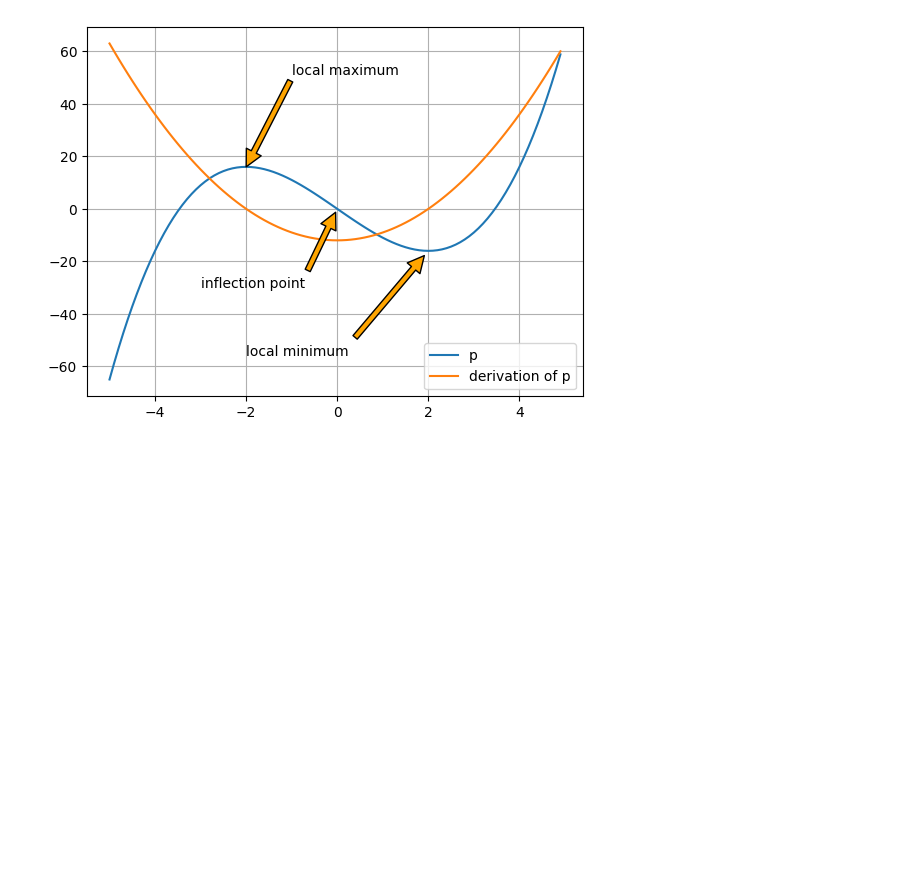
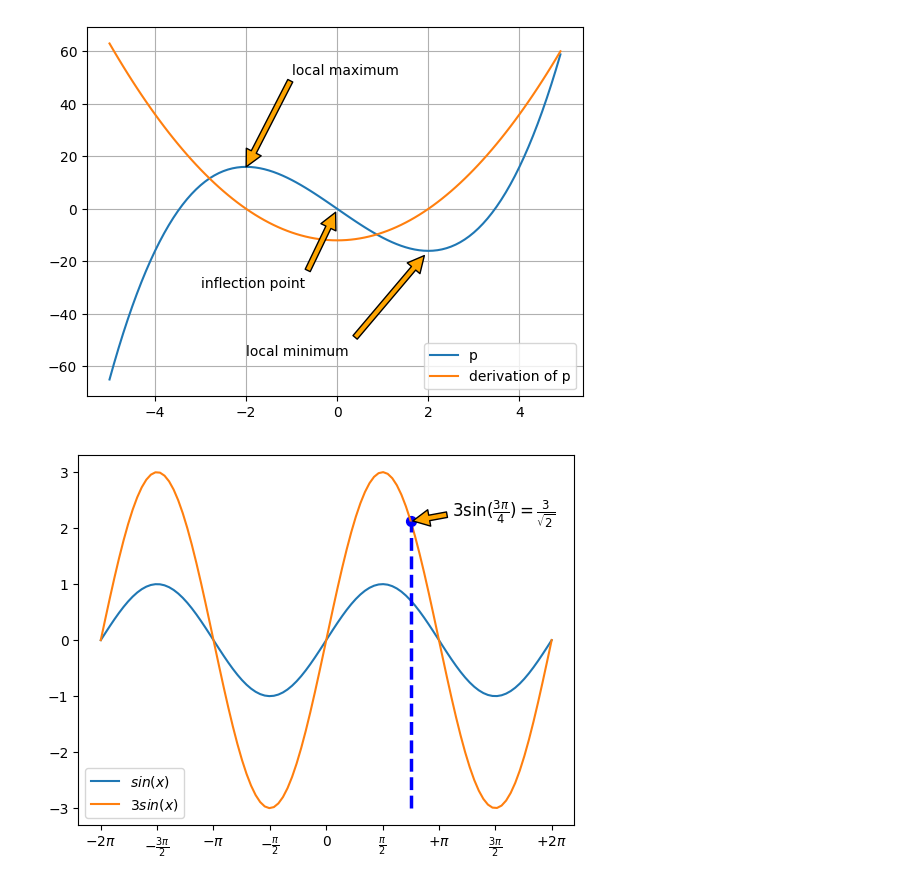
Before and after one commit to VadivelR/mycode, a Jupyter notebook: graphing/annotating-graphs/matplotlib.ipynb, the cells around one changed output. Drawn from its saved outputs; the diff is of its cells as text; code cells hidden in the pictures; blank space fills up the shorter version.

Commit message:
Subplots

```diff
--- a/graphing/annotating-graphs/matplotlib.ipynb
+++ b/graphing/annotating-graphs/matplotlib.ipynb
@@ -122,3 +122,40 @@ ax.legend(loc='best')
 plt.show()
 # %% [output]
 [figure]
+# %%
+import matplotlib.ticker as ticker
+
+X = np.linspace(-2 * np.pi, 2 * np.pi, 100)
+F1 = np.sin(X)  # Trigonometric sine
+F2 = 3 * np.sin(X)
+fig, ax = plt.subplots()
+
+positions = [np.pi / 2 * x for x in range(-4, 5)]
+labels = [r'$-2\pi$', r'$-\frac{3\pi}{2}$', r'$-\pi$',
+                    r'$-\frac{\pi}{2}$', 0, r'$\frac{\pi}{2}$',
+                    r'$+\pi$', r'$\frac{3\pi}{2}$', r'$+2\pi$']
+ax.xaxis.set_major_locator(ticker.FixedLocator(positions))
+                           # https://matplotlib.org/3.1.1/gallery/ticks_and_spines/tick-locators.html
+ax.xaxis.set_major_formatter(ticker.FixedFormatter(labels))
+                           # https://matplotlib.org/3.1.1/gallery/ticks_and_spines/tick-formatters.html
+
+ax.plot(X, F1, label="$sin(x)$")
+ax.plot(X, F2, label="$3 sin(x)$")
+ax.legend(loc='lower left')
+x = 3 * np.pi / 4
+
+# Plot vertical line:
+ax.plot([x, x],[-3, 3 * np.sin(x)], color ='blue', linewidth=2.5, linestyle="--")
+# Print the blue dot:
+ax.scatter([x,],[3 * np.sin(x),], 50, color ='blue')
+
+text_x, text_y = (3.5, 2.2)
+ax.annotate(r'$3\sin(\frac{3\pi}{4})=\frac{3}{\sqrt{2}}$',
+            xy=(x, 3 * np.sin(x)),
+            xytext=(text_x, text_y),
+            arrowprops=dict(facecolor='orange', shrink=0.05),
+            fontsize=12)
+
+plt.show()
+# %% [output]
+[figure, added]
```
Also changed, not shown: 1 other file.
